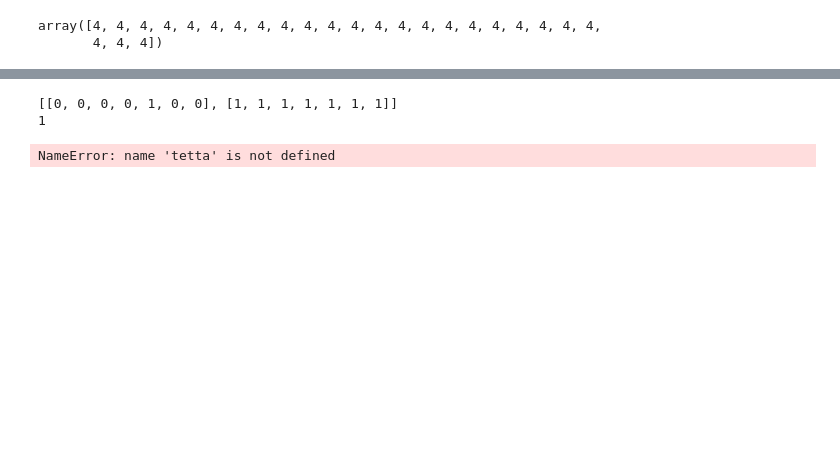
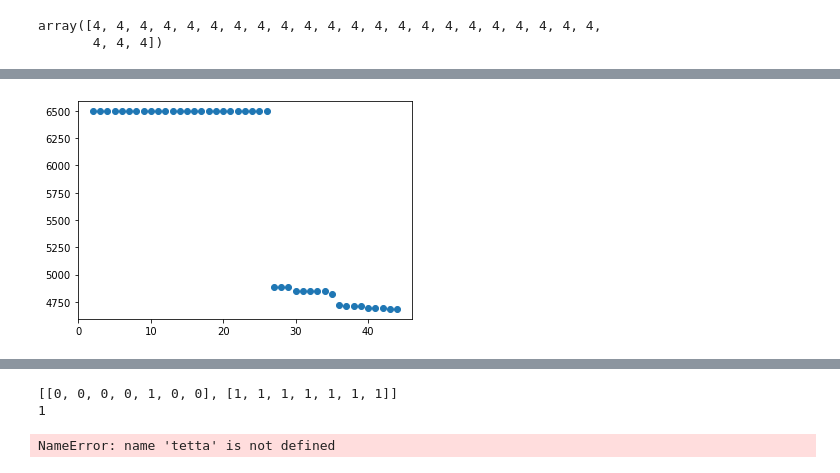
Before and after one commit to VenkataPrasad97/Practice, a Jupyter notebook: MTech project/MOSEO_parts.ipynb, the cells around one changed output, grey strips where cells are left out. Drawn from its saved outputs; the diff is of its cells as text; code cells hidden in the pictures; blank space fills up the shorter version.

```diff
--- a/MTech project/MOSEO_parts.ipynb
+++ b/MTech project/MOSEO_parts.ipynb
@@ -799,3 +813,8 @@ AttributeError: module 'matplotlib' has no attribute 'scatter'
+# %%
+plt.scatter(sno,paretocost2)
+plt.show()
+# %% [output]
+[figure, added]
 # %%
 for j in range(10):
     temp=round(random.uniform(1,4))
```
Also changed, not shown: parts of 12 cells of this notebook, 1 other file.
